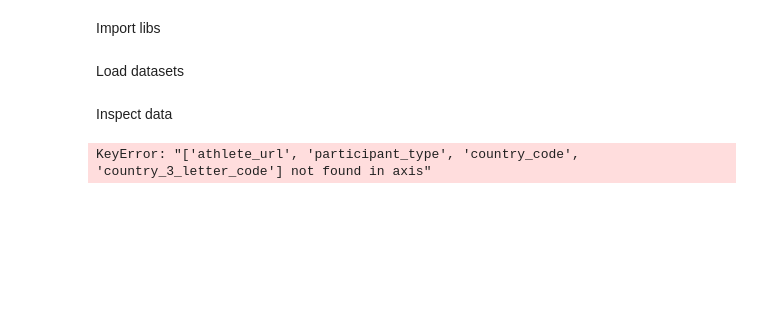
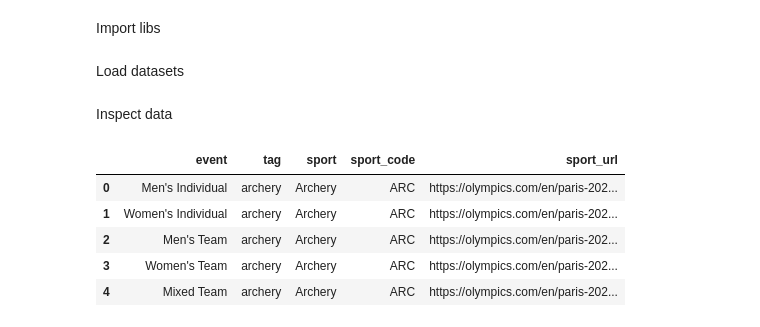
Before and after one commit to nomadflamingo/2021-olympics-data-analysis, a Jupyter notebook: src/number_of_gold_medals.ipynb, the cells around one changed output. Cells and saved outputs as stored; diff of their text form; code cells hidden in the pictures; blank space fills up the shorter version.

```diff
--- a/src/number_of_gold_medals.ipynb
+++ b/src/number_of_gold_medals.ipynb
@@ -11,16 +11,24 @@ data_hosts_path = '../kaggle/input/olympic-games-medals-19862018/olympic_hosts.c
 data_medals_path = '../kaggle/input/olympic-games-medals-19862018/olympic_medals.csv'
 data_results_path = '../kaggle/input/olympic-games-medals-19862018/olympic_results.csv'
 data_athletes_path = '../kaggle/input/olympic-games-medals-19862018/olympic_athletes.csv'
+events_2024_path = '../kaggle/input/2024/events.csv'
 
 df_hosts = pd.read_csv(data_hosts_path)
 df_medals = pd.read_csv(data_medals_path)
 df_results = pd.read_csv(data_results_path)
 df_athletes = pd.read_csv(data_athletes_path)
+df_events_2024 = pd.read_csv(events_2024_path)
 # %% [markdown]
 Inspect data
 # %%
 df_medals.head()
-df_medals.drop(['athlete_url', 'participant_type', 'country_code', 'country_3_letter_code'], axis=1, inplace=True)
-#df_medals.head(20)
+df_medals.drop(['athlete_url', 'participant_title', 'country_code', 'country_3_letter_code'], axis=1, inplace=True)
-# %% [output]
-KeyError: "['athlete_url', 'participant_type', 'country_code', 'country_3_letter_code'] not found in axis"
+# %%
+df_events_2024.head()
+# %% [output]
+|  | event | tag | sport | sport_code | sport_url |
+| 0 | Men's Individual | archery | Archery | ARC | https://olympics.com/en/paris-202... |
+| 1 | Women's Individual | archery | Archery | ARC | https://olympics.com/en/paris-202... |
+| 2 | Men's Team | archery | Archery | ARC | https://olympics.com/en/paris-202... |
+| 3 | Women's Team | archery | Archery | ARC | https://olympics.com/en/paris-202... |
+| 4 | Mixed Team | archery | Archery | ARC | https://olympics.com/en/paris-202... |
```
Also changed, not shown: parts of 9 cells of this notebook, 4 other files.
